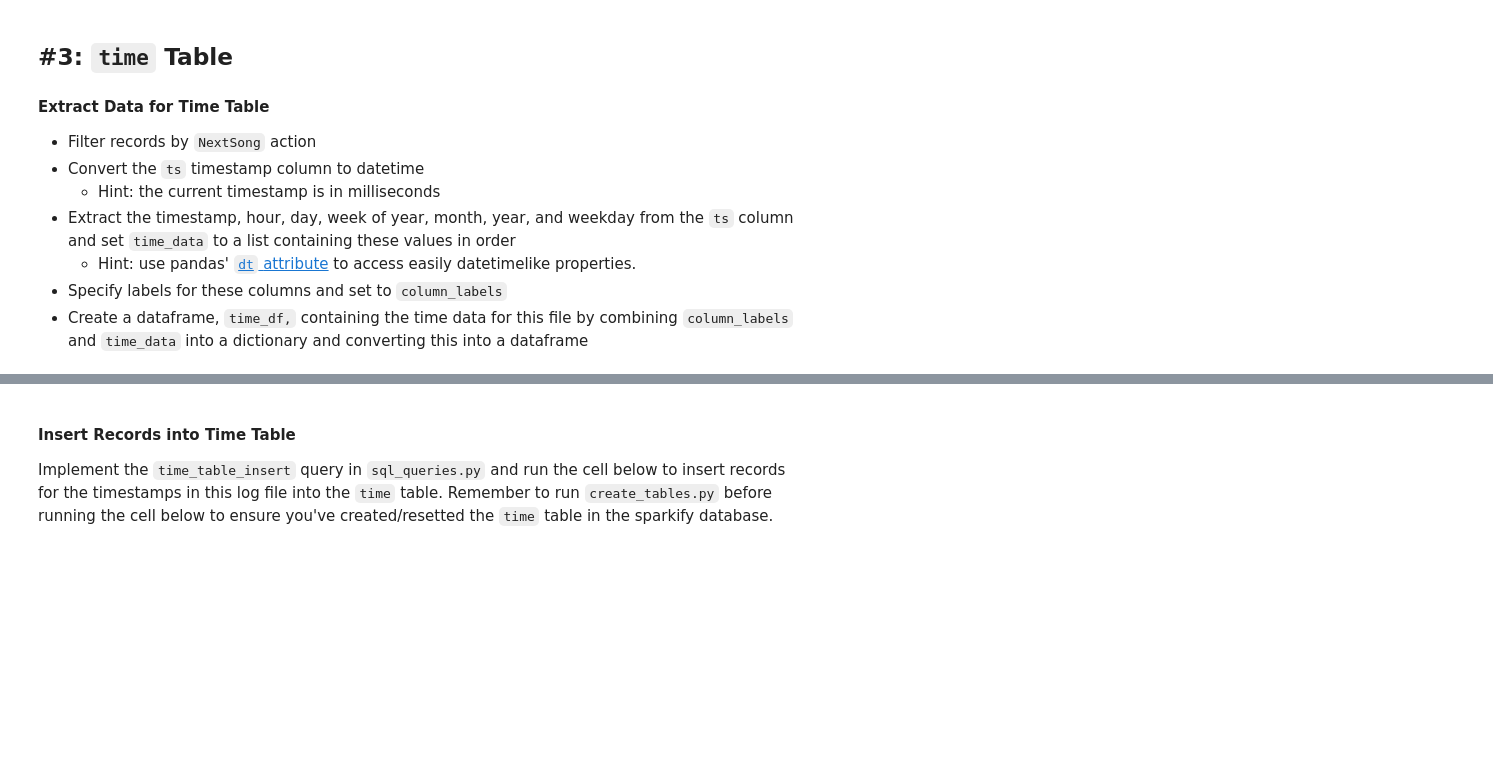
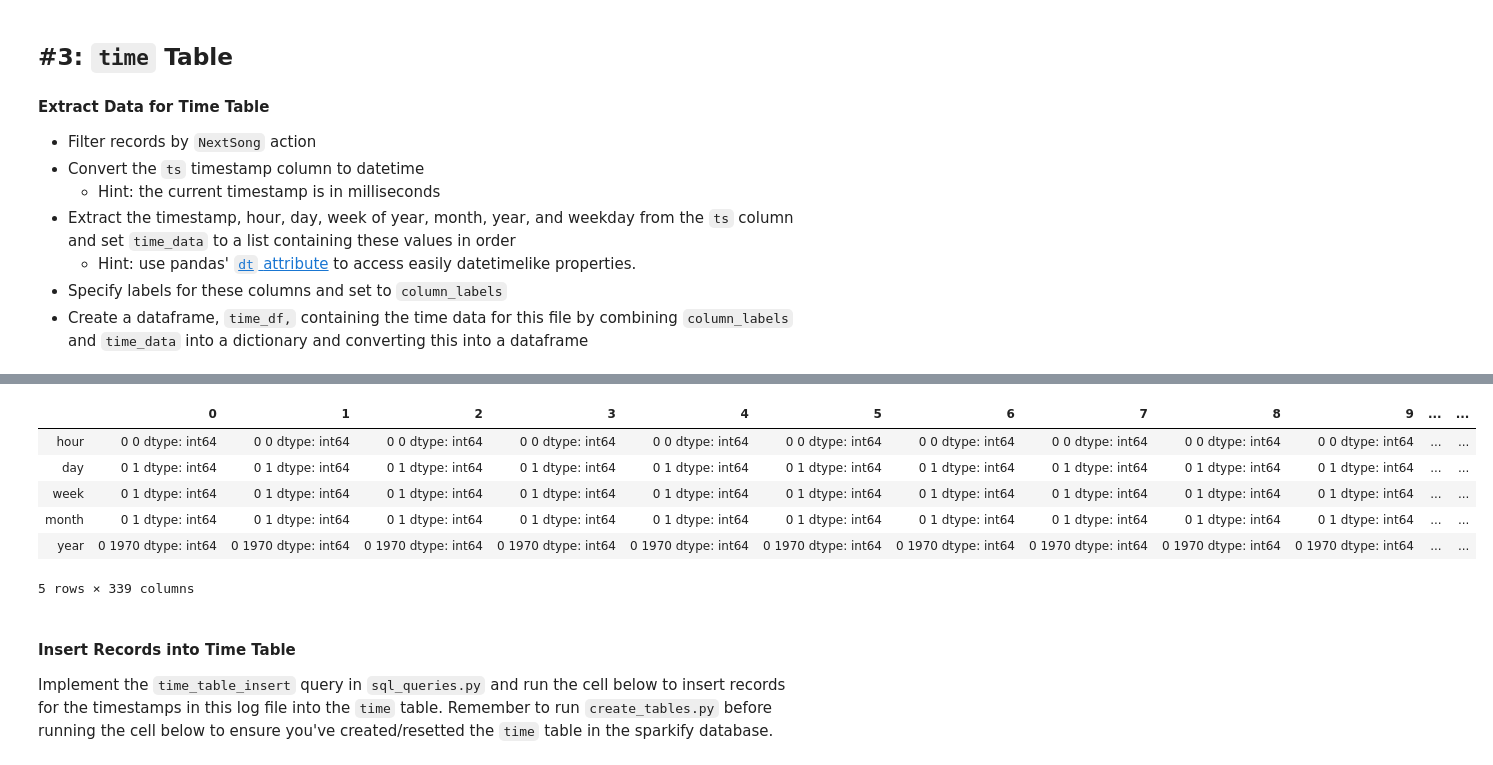
Before and after one commit to viniciusarre/sparkify-rdbms, a Jupyter notebook: etl.ipynb, the cells around one changed output, grey strips where cells are left out. Saved outputs shown, nothing was run; the diff lists cells and outputs as text; code cells hidden in the pictures; blank space fills up the shorter version.

Commit message:
Further progress on artist and time ETL

```diff
--- a/etl.ipynb
+++ b/etl.ipynb
@@ -125,3 +106,3 @@ filepath =
 # %%
-df =
+df = pd.read_json(filepath, orient='records', lines=True)
 df.head()
@@ -136,5 +124,5 @@ df.head()
 - Specify labels for these columns and set to `column_labels`
 - Create a dataframe, `time_df,` containing the time data for this file by combining `column_labels` and `time_data` into a dictionary and converting this into a dataframe
 # %%
-df =
+df = df[df.page == 'NextSong']
 df.head()
@@ -143,0 +136,15 @@ t.head()
+# %%
+indexes = ['hour', 'day', 'week', 'month', 'year', 'ts']
+timestamps = df['ts']
+#TODO improve this
+data = [[] for i in indexes]
+for ts in timestamps:
+    datetime = pd.Series(pd.to_datetime(ts))
+    data[0].append(datetime.dt.hour)
+    data[1].append(datetime.dt.day)
+    data[2].append(datetime.dt.week)
+    data[3].append(datetime.dt.month)
+    data[4].append(datetime.dt.year)
+
+# t = pd.Series(data, index=indexes)
+data
@@ -144,9 +169,17 @@ t.head()
 # %%
-time_data = ()
-column_labels = ()
+time_data = data
+column_labels = indexes
 # %%
-time_df =
+time_df = pd.DataFrame(data=time_data, index=indexes)
 time_df.head()
+# %% [output]
+|  | 0 | 1 | 2 | 3 | 4 | 5 | 6 | 7 | 8 | 9 | ... | ... |
+| hour | 0 0 dtype: int64 | 0 0 dtype: int64 | 0 0 dtype: int64 | 0 0 dtype: int64 | 0 0 dtype: int64 | 0 0 dtype: int64 | 0 0 dtype: int64 | 0 0 dtype: int64 | 0 0 dtype: int64 | 0 0 dtype: int64 | ... | ... |
+| day | 0 1 dtype: int64 | 0 1 dtype: int64 | 0 1 dtype: int64 | 0 1 dtype: int64 | 0 1 dtype: int64 | 0 1 dtype: int64 | 0 1 dtype: int64 | 0 1 dtype: int64 | 0 1 dtype: int64 | 0 1 dtype: int64 | ... | ... |
+| week | 0 1 dtype: int64 | 0 1 dtype: int64 | 0 1 dtype: int64 | 0 1 dtype: int64 | 0 1 dtype: int64 | 0 1 dtype: int64 | 0 1 dtype: int64 | 0 1 dtype: int64 | 0 1 dtype: int64 | 0 1 dtype: int64 | ... | ... |
+| month | 0 1 dtype: int64 | 0 1 dtype: int64 | 0 1 dtype: int64 | 0 1 dtype: int64 | 0 1 dtype: int64 | 0 1 dtype: int64 | 0 1 dtype: int64 | 0 1 dtype: int64 | 0 1 dtype: int64 | 0 1 dtype: int64 | ... | ... |
+| year | 0 1970 dtype: int64 | 0 1970 dtype: int64 | 0 1970 dtype: int64 | 0 1970 dtype: int64 | 0 1970 dtype: int64 | 0 1970 dtype: int64 | 0 1970 dtype: int64 | 0 1970 dtype: int64 | 0 1970 dtype: int64 | 0 1970 dtype: int64 | ... | ... |
+5 rows × 339 columns
 # %% [markdown]
 #### Insert Records into Time Table
 Implement the `time_table_insert` query in `sql_queries.py` and run the cell below to insert records for the timestamps in this log file into the `time` table. Remember to run `create_tables.py` before running the cell below to ensure you've created/resetted the `time` table in the sparkify database.
```
Also changed, not shown: parts of 15 cells of this notebook, 1 other file.
